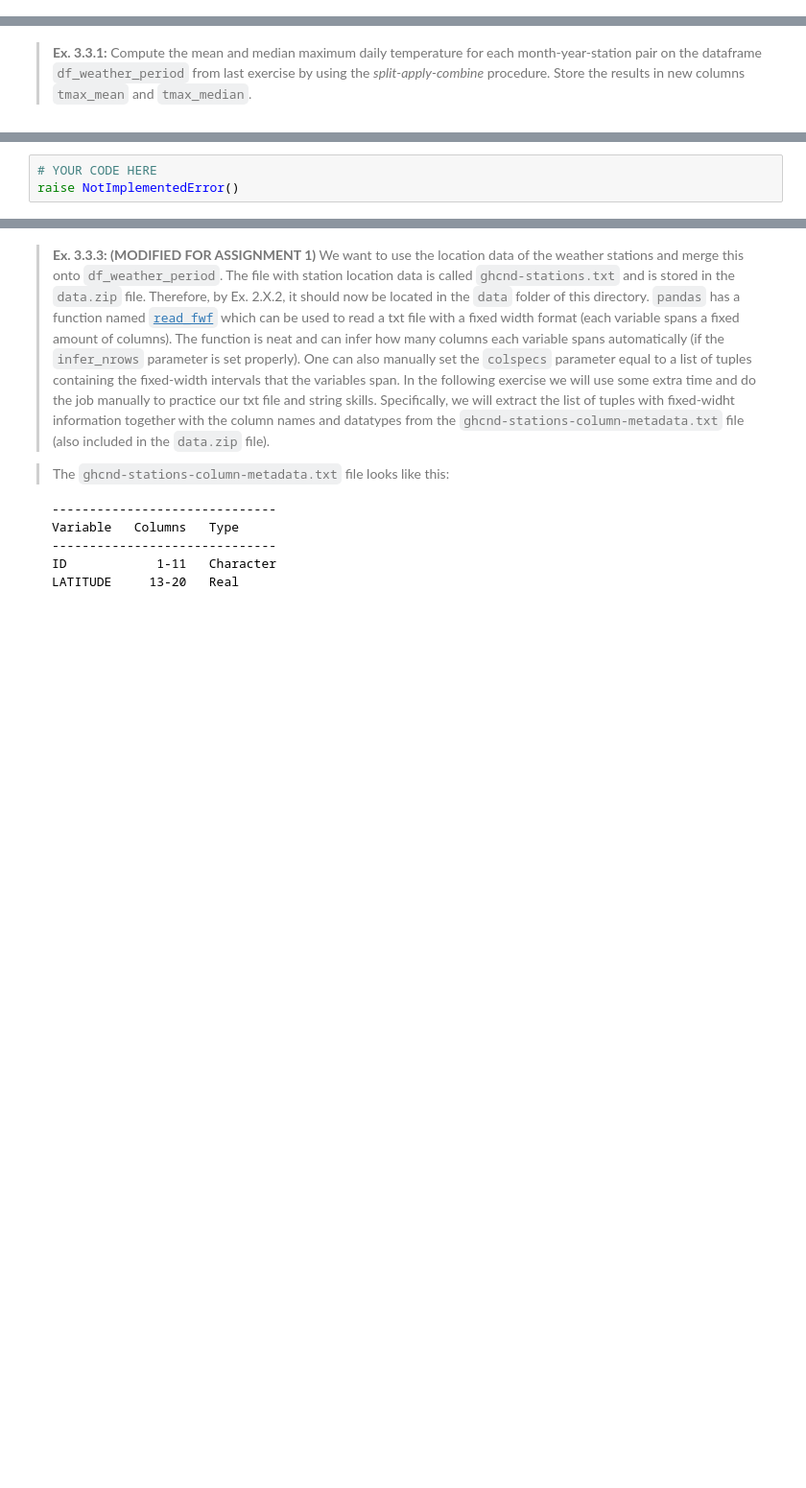
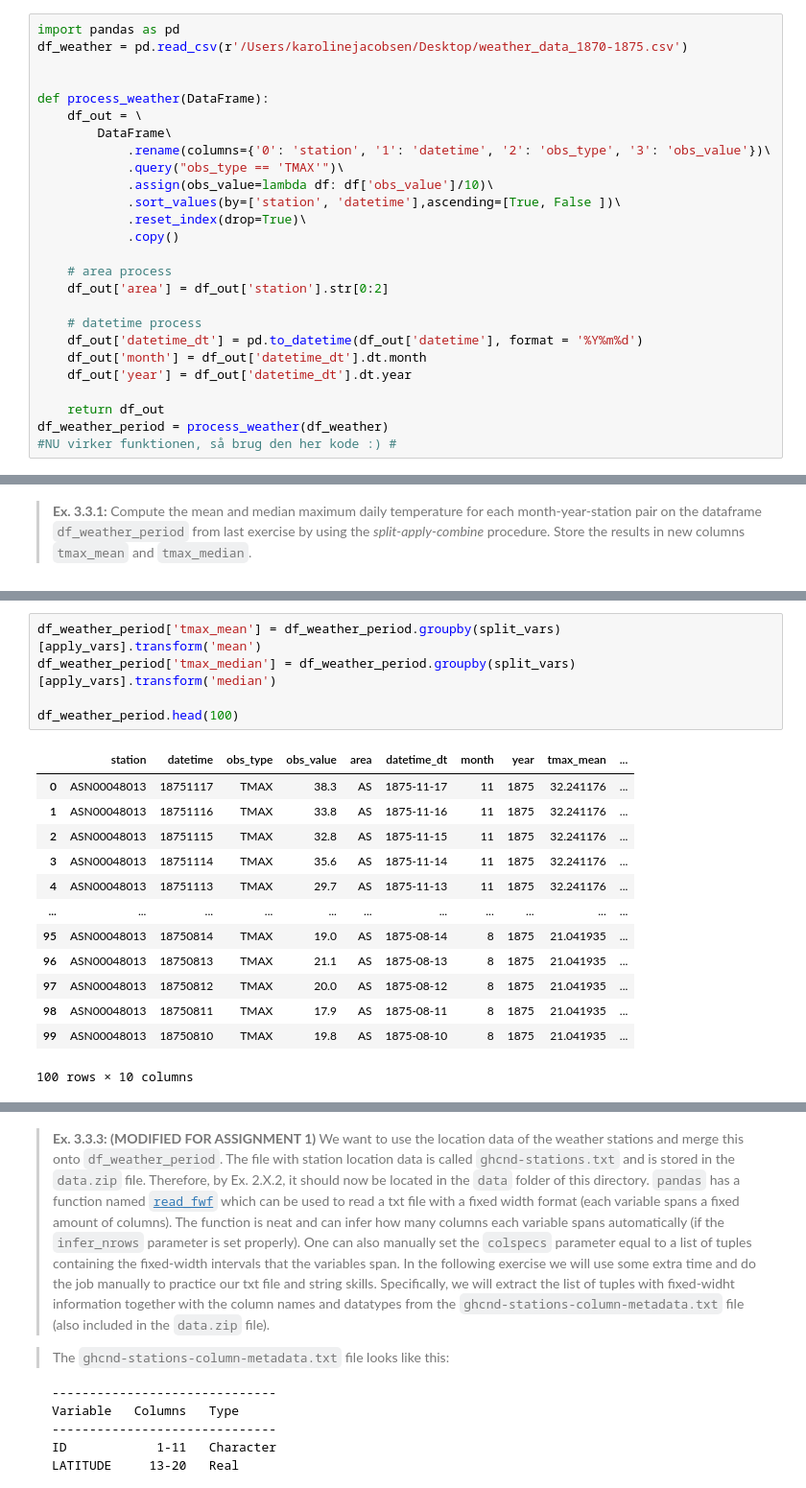
Before and after one commit to kaja19ac/IDSD_group23, a Jupyter notebook: assignment1/assignment_1-karoline.ipynb, the cells around one changed output, grey strips where cells are left out. Shown at 96% size. Saved outputs shown, nothing was run; the diff lists cells and outputs as text; blank space fills up the shorter version.

```diff
--- a/assignment1/assignment_1-karoline.ipynb
+++ b/assignment1/assignment_1-karoline.ipynb
@@ -183,6 +183,32 @@ df_out['month'] = df_out['datetime_dt'].dt.month
 df_out['year'] = df_out['datetime_dt'].dt.year
 
 df_weather_period = pd.DataFrame(df_out)
+# %%
+import pandas as pd
+df_weather = pd.read_csv(r'/Users/karolinejacobsen/Desktop/weather_data_1870-1875.csv')
+
+
+def process_weather(DataFrame):
+    df_out = \
+        DataFrame\
+            .rename(columns={'0': 'station', '1': 'datetime', '2': 'obs_type', '3': 'obs_value'})\
+            .query("obs_type == 'TMAX'")\
+            .assign(obs_value=lambda df: df['obs_value']/10)\
+            .sort_values(by=['station', 'datetime'],ascending=[True, False ])\
+            .reset_index(drop=True)\
+            .copy()
+
+    # area process
+    df_out['area'] = df_out['station'].str[0:2]
+
+    # datetime process
+    df_out['datetime_dt'] = pd.to_datetime(df_out['datetime'], format = '%Y%m%d')
+    df_out['month'] = df_out['datetime_dt'].dt.month
+    df_out['year'] = df_out['datetime_dt'].dt.year
+
+    return df_out
+df_weather_period = process_weather(df_weather)
+#NU virker funktionen, så brug den her kode :) #
 # %%
 df_weather_period
 # %% [output]
@@ -339,9 +386,25 @@ raise NotImplementedError()
+# %%
+df_weather_period['tmax_mean'] = df_weather_period.groupby(split_vars)[apply_vars].transform('mean')
+df_weather_period['tmax_median'] = df_weather_period.groupby(split_vars)[apply_vars].transform('median')
+
+df_weather_period.head(100)
+# %% [output]
+|  | station | datetime | obs_type | obs_value | area | datetime_dt | month | year | tmax_mean | ... |
+| 0 | ASN00048013 | 18751117 | TMAX | 38.3 | AS | 1875-11-17 | 11 | 1875 | 32.241176 | ... |
+| 1 | ASN00048013 | 18751116 | TMAX | 33.8 | AS | 1875-11-16 | 11 | 1875 | 32.241176 | ... |
+| 2 | ASN00048013 | 18751115 | TMAX | 32.8 | AS | 1875-11-15 | 11 | 1875 | 32.241176 | ... |
+| 3 | ASN00048013 | 18751114 | TMAX | 35.6 | AS | 1875-11-14 | 11 | 1875 | 32.241176 | ... |
+| 4 | ASN00048013 | 18751113 | TMAX | 29.7 | AS | 1875-11-13 | 11 | 1875 | 32.241176 | ... |
+| ... | ... | ... | ... | ... | ... | ... | ... | ... | ... | ... |
+| 95 | ASN00048013 | 18750814 | TMAX | 19.0 | AS | 1875-08-14 | 8 | 1875 | 21.041935 | ... |
+| 96 | ASN00048013 | 18750813 | TMAX | 21.1 | AS | 1875-08-13 | 8 | 1875 | 21.041935 | ... |
+| 97 | ASN00048013 | 18750812 | TMAX | 20.0 | AS | 1875-08-12 | 8 | 1875 | 21.041935 | ... |
+| 98 | ASN00048013 | 18750811 | TMAX | 17.9 | AS | 1875-08-11 | 8 | 1875 | 21.041935 | ... |
+| 99 | ASN00048013 | 18750810 | TMAX | 19.8 | AS | 1875-08-10 | 8 | 1875 | 21.041935 | ... |
+100 rows × 10 columns
 # %% [markdown]
 > **Ex. 3.3.2:** Plot the monthly max,min, mean, first and third quartiles for maximum temperature for the station with ID _'CA006110549'_ from `df_weather_period`.
 
 > *Hint*: the method `describe` computes all these measures. Try to make your plot look like the one below.
 
 <img src="station_data_plot.png">
-# %%
-# YOUR CODE HERE
-raise NotImplementedError()
```
Also changed, not shown: parts of 11 cells of this notebook, 4 other files.
